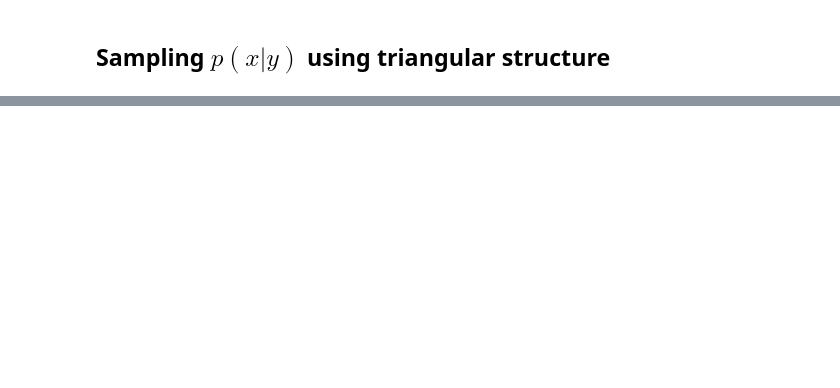
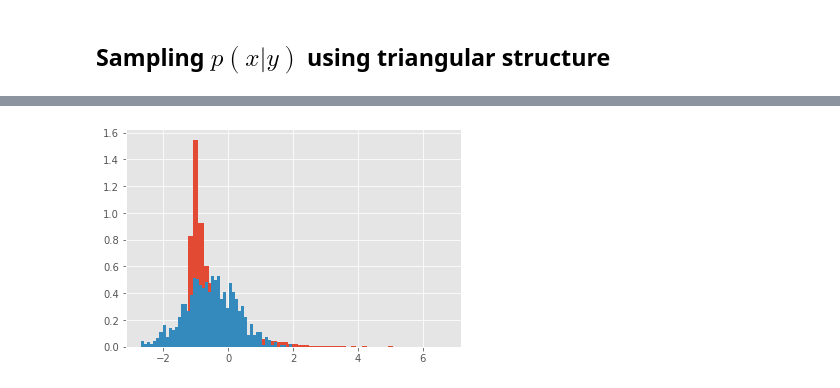
Before and after one commit to CaseyLeeDowdle/TransportNets, a Jupyter notebook: examples/ConditionalSampling/ConditionalSampling.ipynb, the cells around one changed output, grey strips where cells are left out. Saved outputs shown, nothing was run; the diff lists cells and outputs as text; code cells hidden in the pictures; blank space fills up the shorter version.

```diff
--- a/examples/ConditionalSampling/ConditionalSampling.ipynb
+++ b/examples/ConditionalSampling/ConditionalSampling.ipynb
@@ -157,0 +160,8 @@ plt.show()
+# %%
+Ns = 1000
+z = tf.random.normal([Ns,3])
+X1 = nvp(z)[:,0]
+plt.hist(target_2d[:,1],bins=50,density=True)
+plt.hist(X1,bins=50,density=True);
+# %% [output]
+[figure, added]
```
Also changed, not shown: parts of 9 cells of this notebook, 6 other files.
